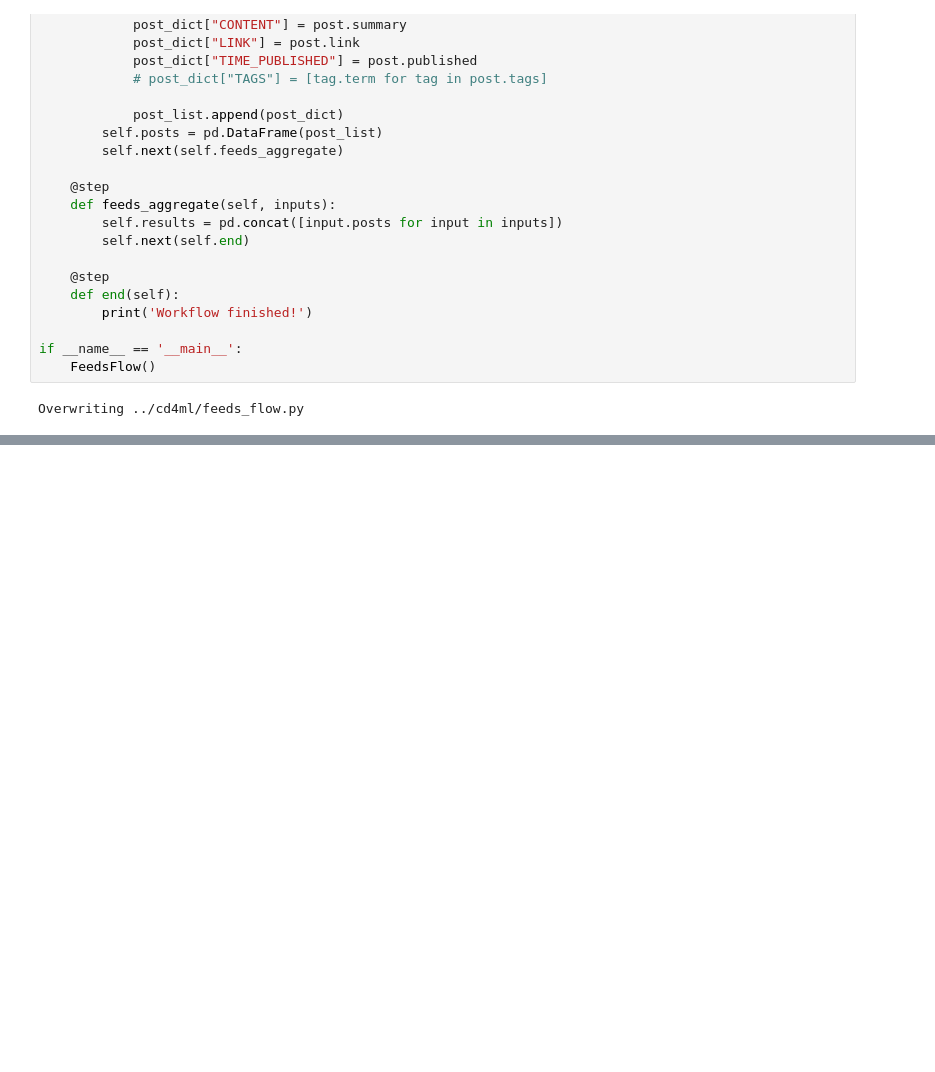
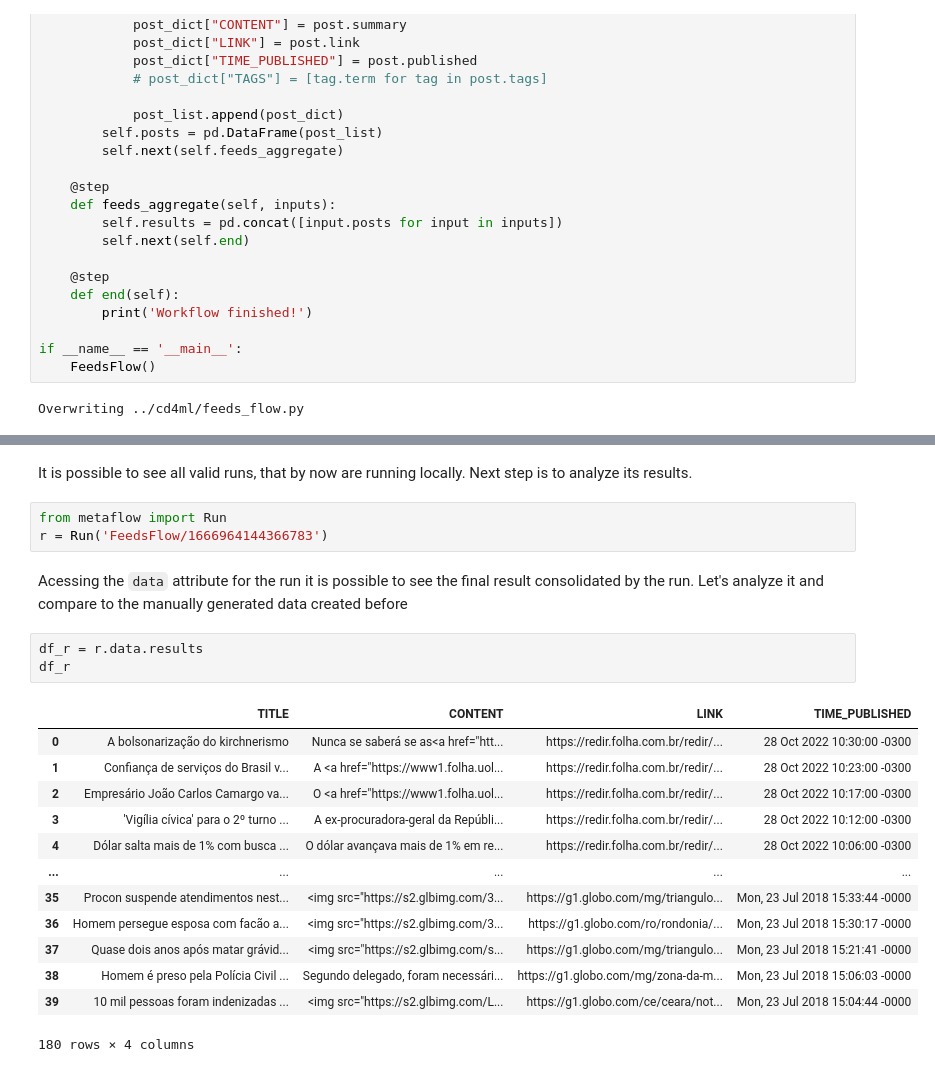
Before and after one commit to eduardosan/cd4ml-metaflow, a Jupyter notebook: notebooks/workflow_demo.ipynb, the cells around one changed output, grey strips where cells are left out. Saved outputs shown, nothing was run; the diff lists cells and outputs as text; blank space fills up the shorter version.

```diff
--- a/notebooks/workflow_demo.ipynb
+++ b/notebooks/workflow_demo.ipynb
@@ -170,0 +212,24 @@ Running pylint...
+# %% [markdown]
+It is possible to see all valid runs, that by now are running locally. Next step is to analyze its results.
+# %%
+from metaflow import Run
+r = Run('FeedsFlow/1666964144366783')
+# %% [markdown]
+Acessing the `data` attribute for the run it is possible to see the final result consolidated by the run. Let's analyze it and compare to the manually generated data created before
+# %%
+df_r = r.data.results
+df_r
+# %% [output]
+|  | TITLE | CONTENT | LINK | TIME_PUBLISHED |
+| 0 | A bolsonarização do kirchnerismo | Nunca se saberá se as<a href="htt... | https://redir.folha.com.br/redir/... | 28 Oct 2022 10:30:00 -0300 |
+| 1 | Confiança de serviços do Brasil v... | A <a href="https://www1.folha.uol... | https://redir.folha.com.br/redir/... | 28 Oct 2022 10:23:00 -0300 |
+| 2 | Empresário João Carlos Camargo va... | O <a href="https://www1.folha.uol... | https://redir.folha.com.br/redir/... | 28 Oct 2022 10:17:00 -0300 |
+| 3 | 'Vigília cívica' para o 2º turno ... | A ex-procuradora-geral da Repúbli... | https://redir.folha.com.br/redir/... | 28 Oct 2022 10:12:00 -0300 |
+| 4 | Dólar salta mais de 1% com busca ... | O dólar avançava mais de 1% em re... | https://redir.folha.com.br/redir/... | 28 Oct 2022 10:06:00 -0300 |
+| ... | ... | ... | ... | ... |
+| 35 | Procon suspende atendimentos nest... | <img src="https://s2.glbimg.com/3... | https://g1.globo.com/mg/triangulo... | Mon, 23 Jul 2018 15:33:44 -0000 |
+| 36 | Homem persegue esposa com facão a... | <img src="https://s2.glbimg.com/3... | https://g1.globo.com/ro/rondonia/... | Mon, 23 Jul 2018 15:30:17 -0000 |
+| 37 | Quase dois anos após matar grávid... | <img src="https://s2.glbimg.com/s... | https://g1.globo.com/mg/triangulo... | Mon, 23 Jul 2018 15:21:41 -0000 |
+| 38 | Homem é preso pela Polícia Civil ... | Segundo delegado, foram necessári... | https://g1.globo.com/mg/zona-da-m... | Mon, 23 Jul 2018 15:06:03 -0000 |
+| 39 | 10 mil pessoas foram indenizadas ... | <img src="https://s2.glbimg.com/L... | https://g1.globo.com/ce/ceara/not... | Mon, 23 Jul 2018 15:04:44 -0000 |
+180 rows × 4 columns
```
Also changed, not shown: parts of 34 cells of this notebook, 5 other files.
